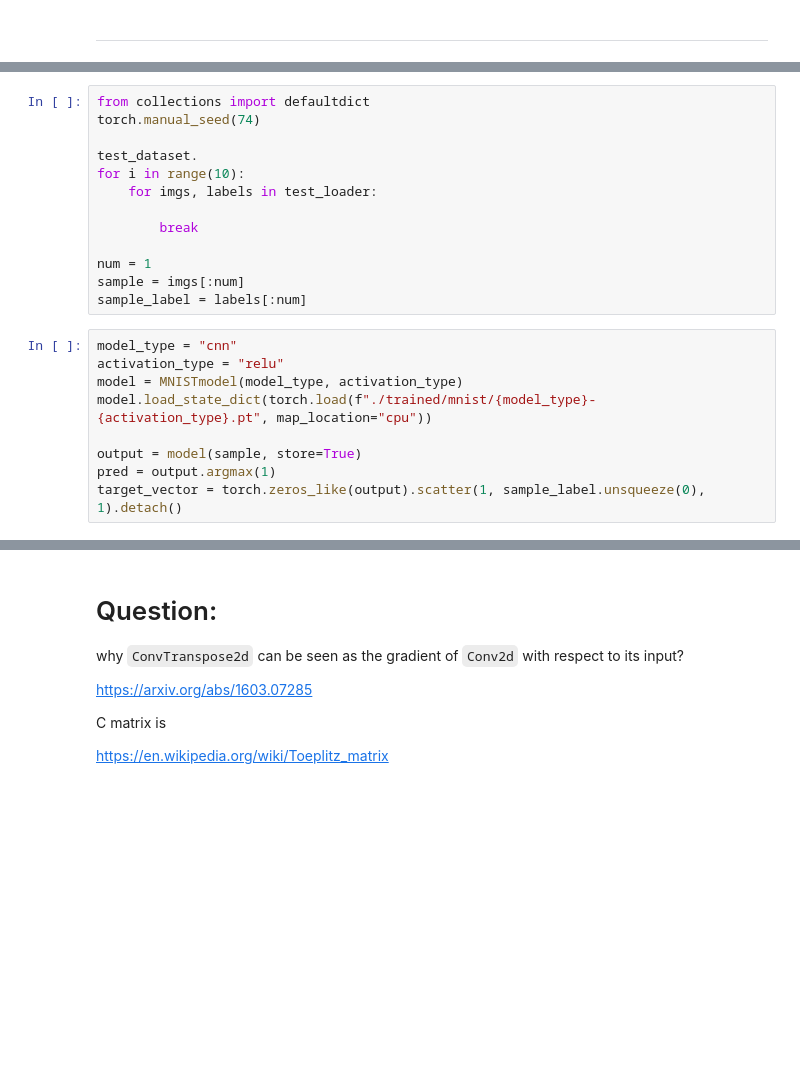
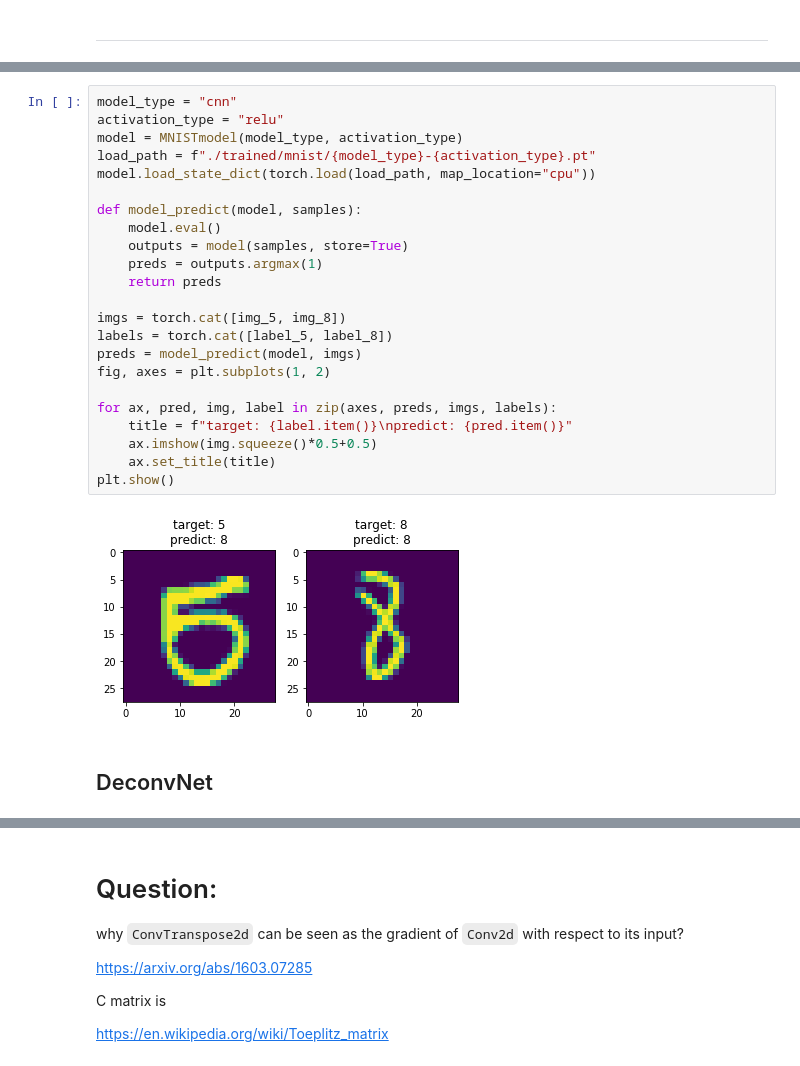
Before and after one commit to simonjisu/XAI, a Jupyter notebook: XAI.ipynb, the cells around one changed output, grey strips where cells are left out. Saved outputs shown, nothing was run; the diff lists cells and outputs as text; blank space fills up the shorter version.

```diff
--- a/XAI.ipynb
+++ b/XAI.ipynb
@@ -634,22 +151,0 @@ train_dataset, test_dataset, train_loader, test_loader = build_dataset(str(args[
-# %%
-from collections import defaultdict
-torch.manual_seed(74)
-
-test_dataset.
-for i in range(10):
-    for imgs, labels in test_loader:
-
-        break
-
-num = 1
-sample = imgs[:num]
-sample_label = labels[:num]
-# %%
-model_type = "cnn"
-activation_type = "relu"
-model = MNISTmodel(model_type, activation_type)
-model.load_state_dict(torch.load(f"./trained/mnist/{model_type}-{activation_type}.pt", map_location="cpu"))
-
-output = model(sample, store=True)
-pred = output.argmax(1)
-target_vector = torch.zeros_like(output).scatter(1, sample_label.unsqueeze(0), 1).detach()
@@ -738,0 +176,27 @@ plt.show()
+# %%
+model_type = "cnn"
+activation_type = "relu"
+model = MNISTmodel(model_type, activation_type)
+load_path = f"./trained/mnist/{model_type}-{activation_type}.pt"
+model.load_state_dict(torch.load(load_path, map_location="cpu"))
+
+def model_predict(model, samples):
+    model.eval()
+    outputs = model(samples, store=True)
+    preds = outputs.argmax(1)
+    return preds
+
+imgs = torch.cat([img_5, img_8])
+labels = torch.cat([label_5, label_8])
+preds = model_predict(model, imgs)
+fig, axes = plt.subplots(1, 2)
+
+for ax, pred, img, label in zip(axes, preds, imgs, labels):
+    title = f"target: {label.item()}\npredict: {pred.item()}"
+    ax.imshow(img.squeeze()*0.5+0.5)
+    ax.set_title(title)
+plt.show()
+# %% [output]
+[figure, added]
+# %% [markdown]
+## DeconvNet
```
Also changed, not shown: parts of 46 cells of this notebook, 17 other files.
